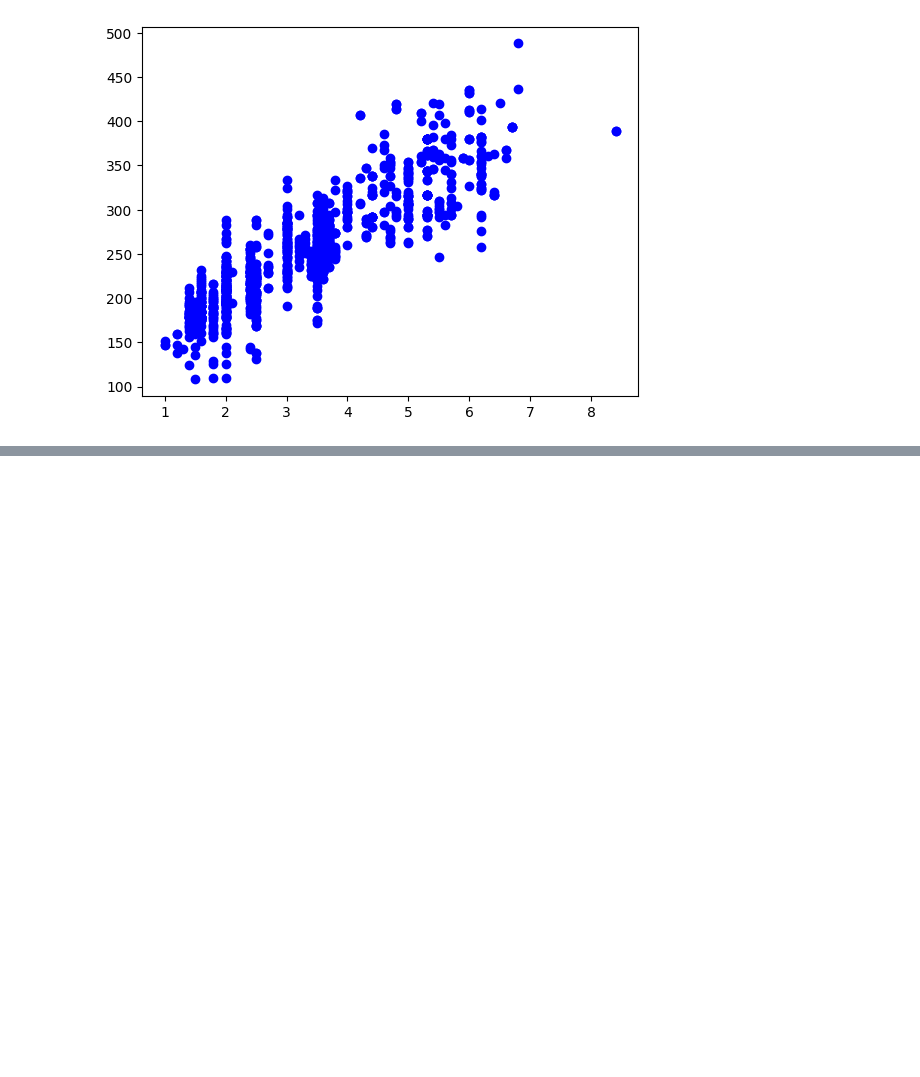
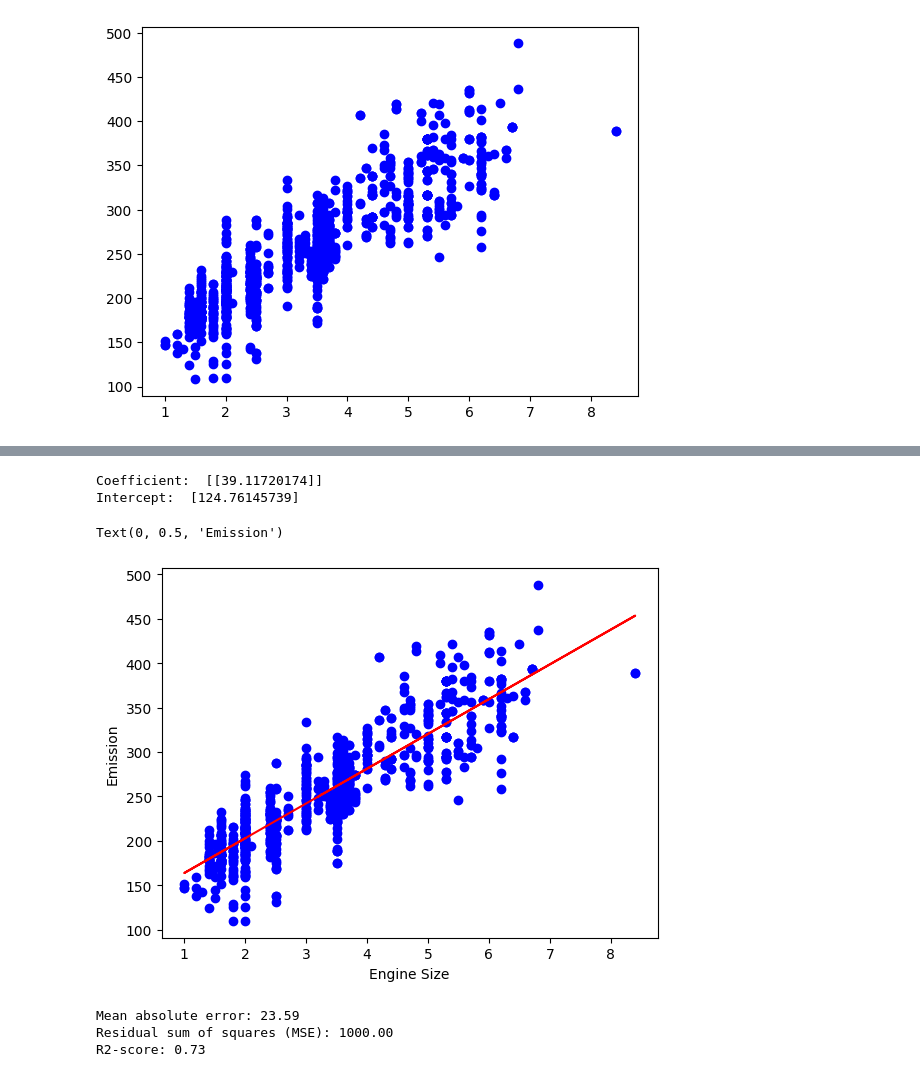
Before and after one commit to Anooj29/GEN1_AI, a Jupyter notebook: Project/Fuel_Consumption.ipynb, the cells around one changed output, grey strips where cells are left out. Drawn from its saved outputs; the diff is of its cells as text; code cells hidden in the pictures; blank space fills up the shorter version.

```diff
--- a/Practice/Interactive-1.ipynb
+++ b/Project/Fuel_Consumption.ipynb
@@ -99,0 +116,31 @@ mlt.scatter(cdf.ENGINESIZE, cdf.CO2EMISSIONS, color='blue')
+# %%
+regr = linear_model.LinearRegression()
+train_x = np.asanyarray(train[['ENGINESIZE']])
+train_y = np.asanyarray(train[['CO2EMISSIONS']])
+regr.fit(train_x, train_y)
+
+print('Coefficient: ', regr.coef_)
+print('Intercept: ',regr.intercept_)
+# %% [output]
+Coefficient:  [[39.11720174]]
+Intercept:  [124.76145739]
+# %%
+mlt.scatter(train.ENGINESIZE, train.CO2EMISSIONS, color='blue')
+mlt.plot(train_x, regr.coef_[0][0]*train_x + regr.intercept_[0], 'r')
+mlt.xlabel("Engine Size")
+mlt.ylabel("Emission")
+# %% [output]
+Text(0, 0.5, 'Emission')
+[figure, added]
+# %%
+test_x = np.asanyarray(test[['ENGINESIZE']])
+test_y = np.asanyarray(test[['CO2EMISSIONS']])
+test_y_ = regr.predict(test_x)
+
+print("Mean absolute error: %.2f" % np.mean(np.absolute(test_y_ - test_y)))
+print("Residual sum of squares (MSE): %.2f" % np.mean((test_y_ - test_y) ** 2))
+print("R2-score: %.2f" % r2_score(test_y , test_y_) )
+# %% [output]
+Mean absolute error: 23.59
+Residual sum of squares (MSE): 1000.00
+R2-score: 0.73
```
Also changed, not shown: parts of 4 cells of this notebook, 5 other files.
